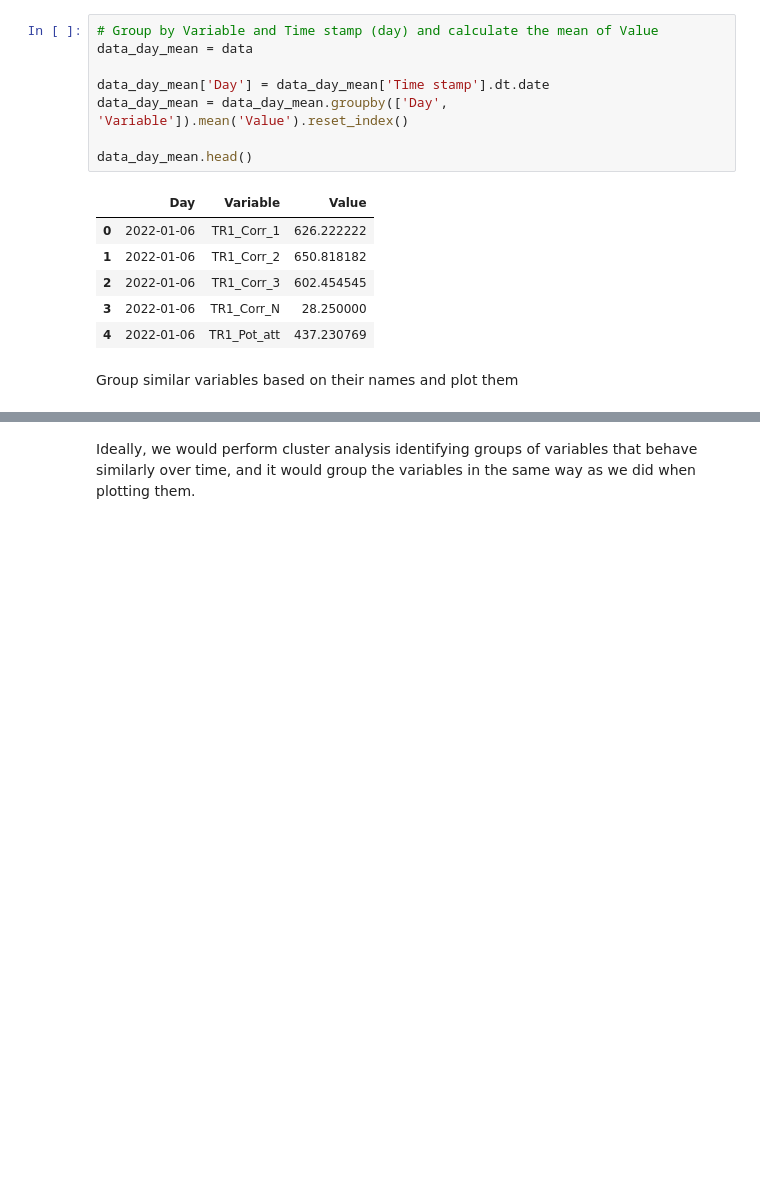
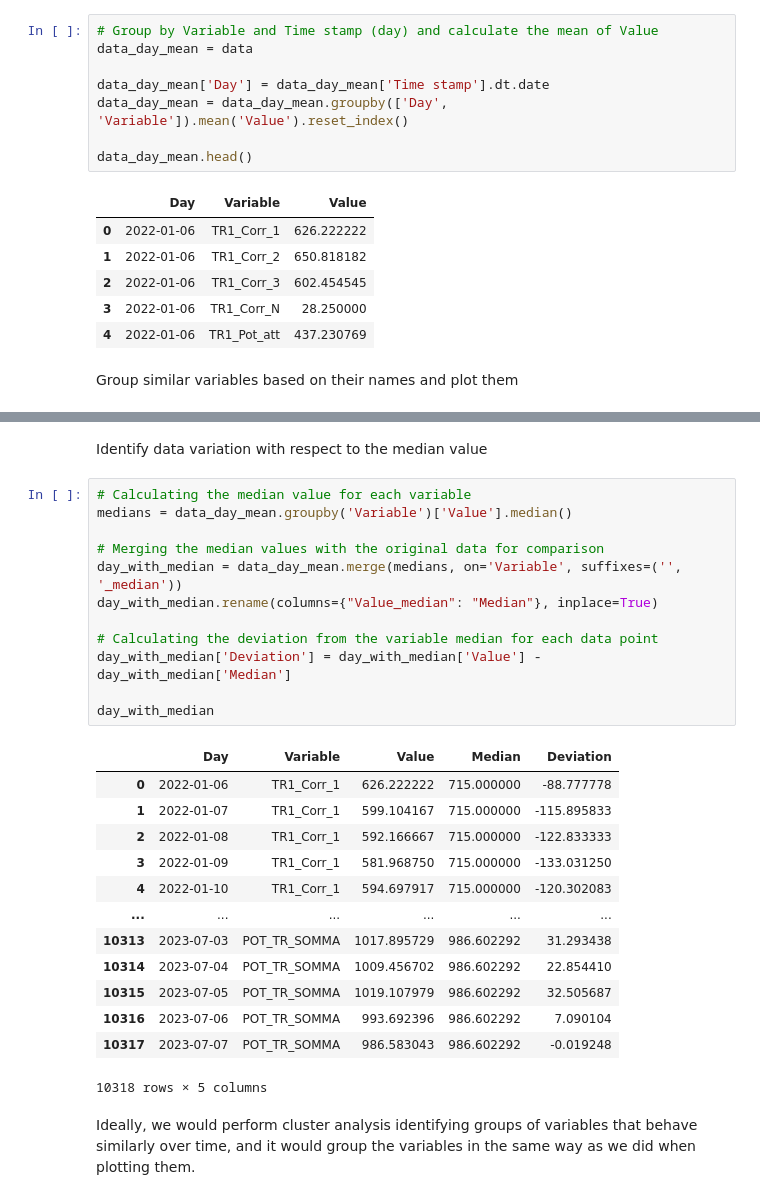
Before and after one commit to Matt17BR/ml4ds2324_cluster_analysis, a Jupyter notebook: scripts/exploratory_data_analysis.ipynb, the cells around one changed output, grey strips where cells are left out. Saved outputs shown, nothing was run; the diff lists cells and outputs as text; blank space fills up the shorter version.

```diff
--- a/scripts/exploratory_data_analysis.ipynb
+++ b/scripts/exploratory_data_analysis.ipynb
@@ -193,2 +231,30 @@ plt.show()
+# %% [markdown]
+Identify data variation with respect to the median value
+# %%
+# Calculating the median value for each variable
+medians = data_day_mean.groupby('Variable')['Value'].median()
+
+# Merging the median values with the original data for comparison
+day_with_median = data_day_mean.merge(medians, on='Variable', suffixes=('', '_median'))
+day_with_median.rename(columns={"Value_median": "Median"}, inplace=True)
+
+# Calculating the deviation from the variable median for each data point
+day_with_median['Deviation'] = day_with_median['Value'] - day_with_median['Median']
+
+day_with_median
+# %% [output]
+|  | Day | Variable | Value | Median | Deviation |
+| 0 | 2022-01-06 | TR1_Corr_1 | 626.222222 | 715.000000 | -88.777778 |
+| 1 | 2022-01-07 | TR1_Corr_1 | 599.104167 | 715.000000 | -115.895833 |
+| 2 | 2022-01-08 | TR1_Corr_1 | 592.166667 | 715.000000 | -122.833333 |
+| 3 | 2022-01-09 | TR1_Corr_1 | 581.968750 | 715.000000 | -133.031250 |
+| 4 | 2022-01-10 | TR1_Corr_1 | 594.697917 | 715.000000 | -120.302083 |
+| ... | ... | ... | ... | ... | ... |
+| 10313 | 2023-07-03 | POT_TR_SOMMA | 1017.895729 | 986.602292 | 31.293438 |
+| 10314 | 2023-07-04 | POT_TR_SOMMA | 1009.456702 | 986.602292 | 22.854410 |
+| 10315 | 2023-07-05 | POT_TR_SOMMA | 1019.107979 | 986.602292 | 32.505687 |
+| 10316 | 2023-07-06 | POT_TR_SOMMA | 993.692396 | 986.602292 | 7.090104 |
+| 10317 | 2023-07-07 | POT_TR_SOMMA | 986.583043 | 986.602292 | -0.019248 |
+10318 rows × 5 columns
 # %% [markdown]
 Ideally, we would perform cluster analysis identifying groups of variables that behave similarly over time, and it would group the variables in the same way as we did when plotting them.
```
Also changed, not shown: parts of 8 cells of this notebook, 2 other files.
